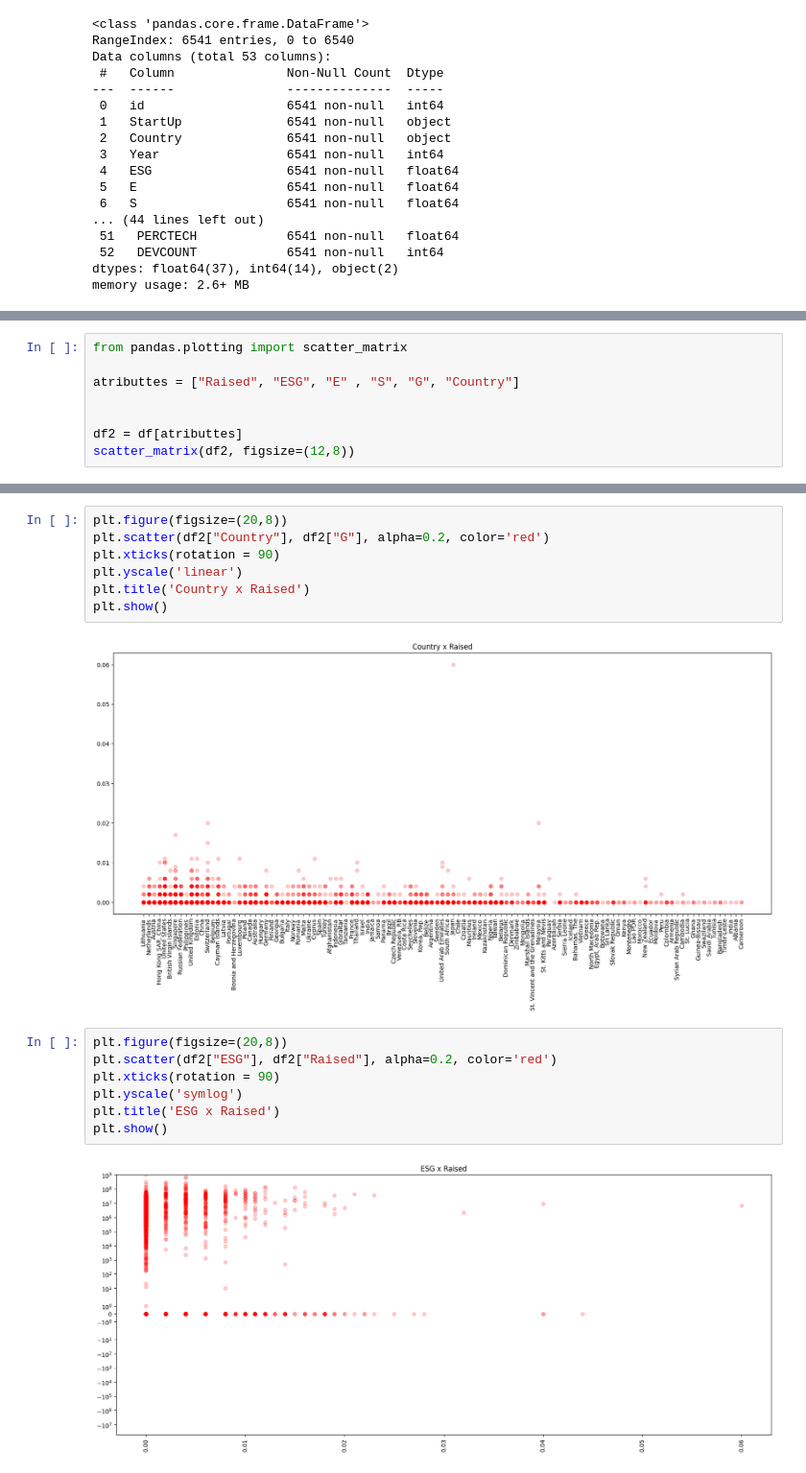
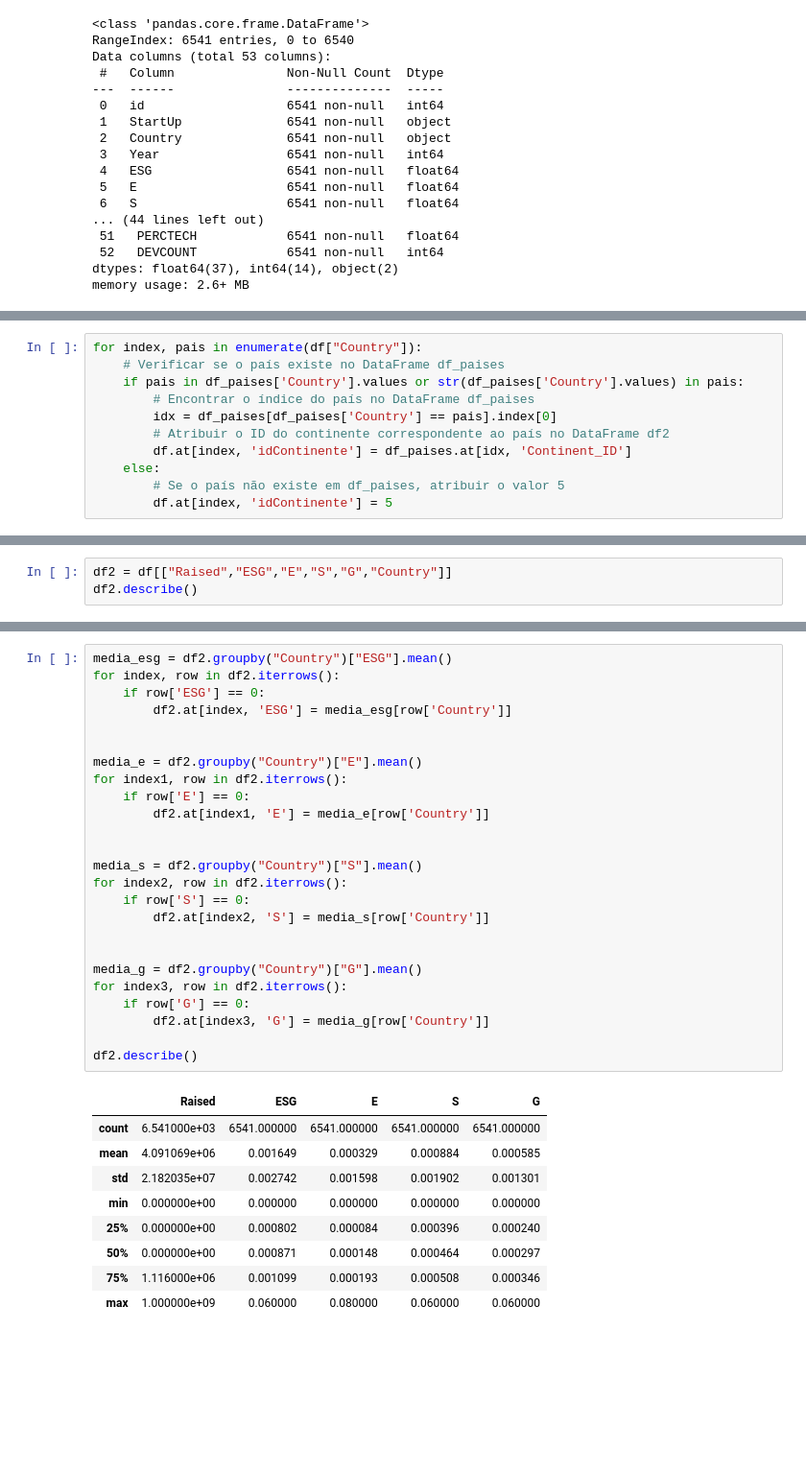
Before and after one commit to AlcirCastro/Intelig-ncia-Artificial-2o-Trabalho-Experimento-de-Aprendizado-N-o-Supervisionado, a Jupyter notebook: Trabalho2_IA.ipynb, the cells around one changed output, grey strips where cells are left out. Shown at 96% size. Cells and saved outputs as stored; diff of their text form; blank space fills up the shorter version.

```diff
--- a/Trabalho2_IA.ipynb
+++ b/Trabalho2_IA.ipynb
@@ -40,0 +85,11 @@ memory usage: 2.6+ MB
+# %%
+for index, pais in enumerate(df["Country"]):
+    # Verificar se o país existe no DataFrame df_paises
+    if pais in df_paises['Country'].values or str(df_paises['Country'].values) in pais:
+        # Encontrar o índice do país no DataFrame df_paises
+        idx = df_paises[df_paises['Country'] == pais].index[0]
+        # Atribuir o ID do continente correspondente ao país no DataFrame df2
+        df.at[index, 'idContinente'] = df_paises.at[idx, 'Continent_ID']
+    else:
+        # Se o país não existe em df_paises, atribuir o valor 5
+        df.at[index, 'idContinente'] = 5
@@ -41,9 +98,4 @@ memory usage: 2.6+ MB
 # %%
-from pandas.plotting import scatter_matrix
-
-atributtes = ["Raised", "ESG", "E" , "S", "G", "Country"]
-
-
-df2 = df[atributtes]
-scatter_matrix(df2, figsize=(12,8))
+df2 = df[["Raised","ESG","E","S","G","Country"]]
+df2.describe()
 # %% [output]
@@ -125,18 +111,35 @@ plt.show()
-# %%
-plt.figure(figsize=(20,8))
-plt.scatter(df2["Country"], df2["G"], alpha=0.2, color='red')
-plt.xticks(rotation = 90)
-plt.yscale('linear')
-plt.title('Country x Raised')
-plt.show()
-# %% [output]
-[figure, removed]
-# %%
-plt.figure(figsize=(20,8))
-plt.scatter(df2["ESG"], df2["Raised"], alpha=0.2, color='red')
-plt.xticks(rotation = 90)
-plt.yscale('symlog')
-plt.title('ESG x Raised')
-plt.show()
-# %% [output]
-[figure, removed]
+# %%
+media_esg = df2.groupby("Country")["ESG"].mean()
+for index, row in df2.iterrows():
+    if row['ESG'] == 0:
+        df2.at[index, 'ESG'] = media_esg[row['Country']]
+
+
+media_e = df2.groupby("Country")["E"].mean()
+for index1, row in df2.iterrows():
+    if row['E'] == 0:
+        df2.at[index1, 'E'] = media_e[row['Country']]
+
+
+media_s = df2.groupby("Country")["S"].mean()
+for index2, row in df2.iterrows():
+    if row['S'] == 0:
+        df2.at[index2, 'S'] = media_s[row['Country']]
+
+
+media_g = df2.groupby("Country")["G"].mean()
+for index3, row in df2.iterrows():
+    if row['G'] == 0:
+        df2.at[index3, 'G'] = media_g[row['Country']]
+
+df2.describe()
+# %% [output]
+|  | Raised | ESG | E | S | G |
+| count | 6.541000e+03 | 6541.000000 | 6541.000000 | 6541.000000 | 6541.000000 |
+| mean | 4.091069e+06 | 0.001649 | 0.000329 | 0.000884 | 0.000585 |
+| std | 2.182035e+07 | 0.002742 | 0.001598 | 0.001902 | 0.001301 |
+| min | 0.000000e+00 | 0.000000 | 0.000000 | 0.000000 | 0.000000 |
+| 25% | 0.000000e+00 | 0.000802 | 0.000084 | 0.000396 | 0.000240 |
+| 50% | 0.000000e+00 | 0.000871 | 0.000148 | 0.000464 | 0.000297 |
+| 75% | 1.116000e+06 | 0.001099 | 0.000193 | 0.000508 | 0.000346 |
+| max | 1.000000e+09 | 0.060000 | 0.080000 | 0.060000 | 0.060000 |
```
Also changed, not shown: parts of 15 cells of this notebook.
